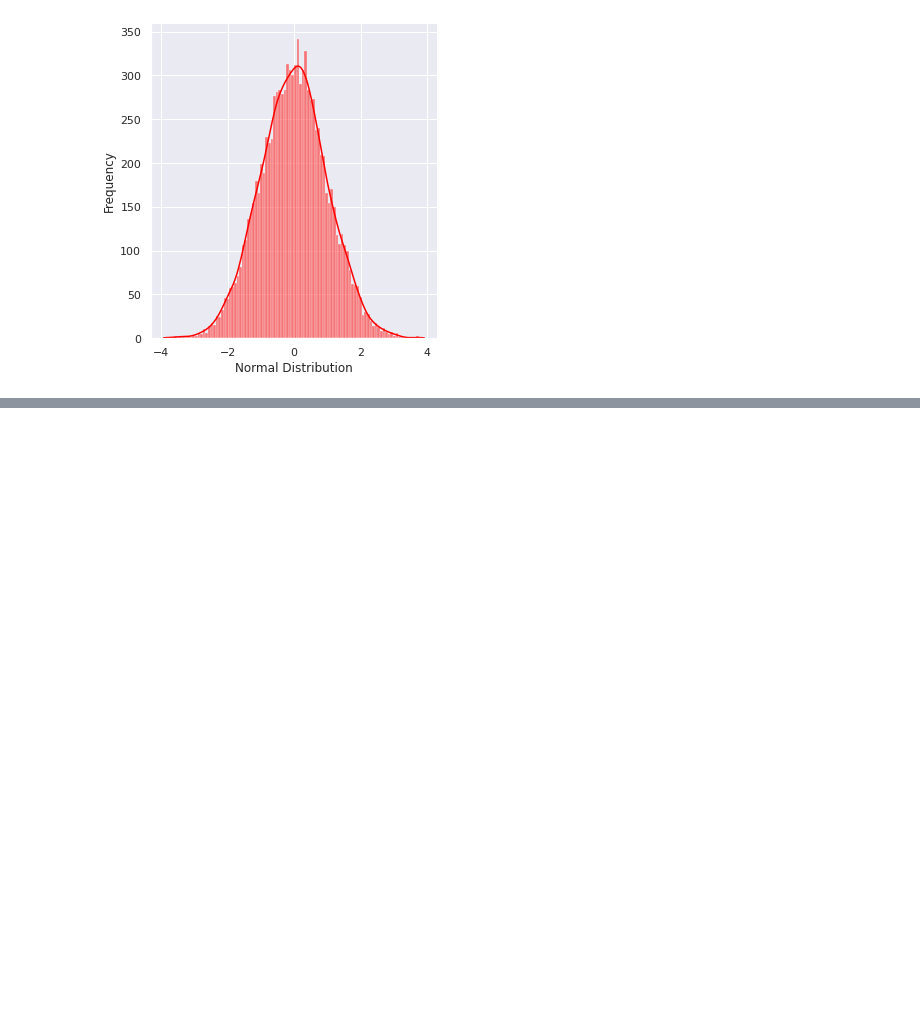
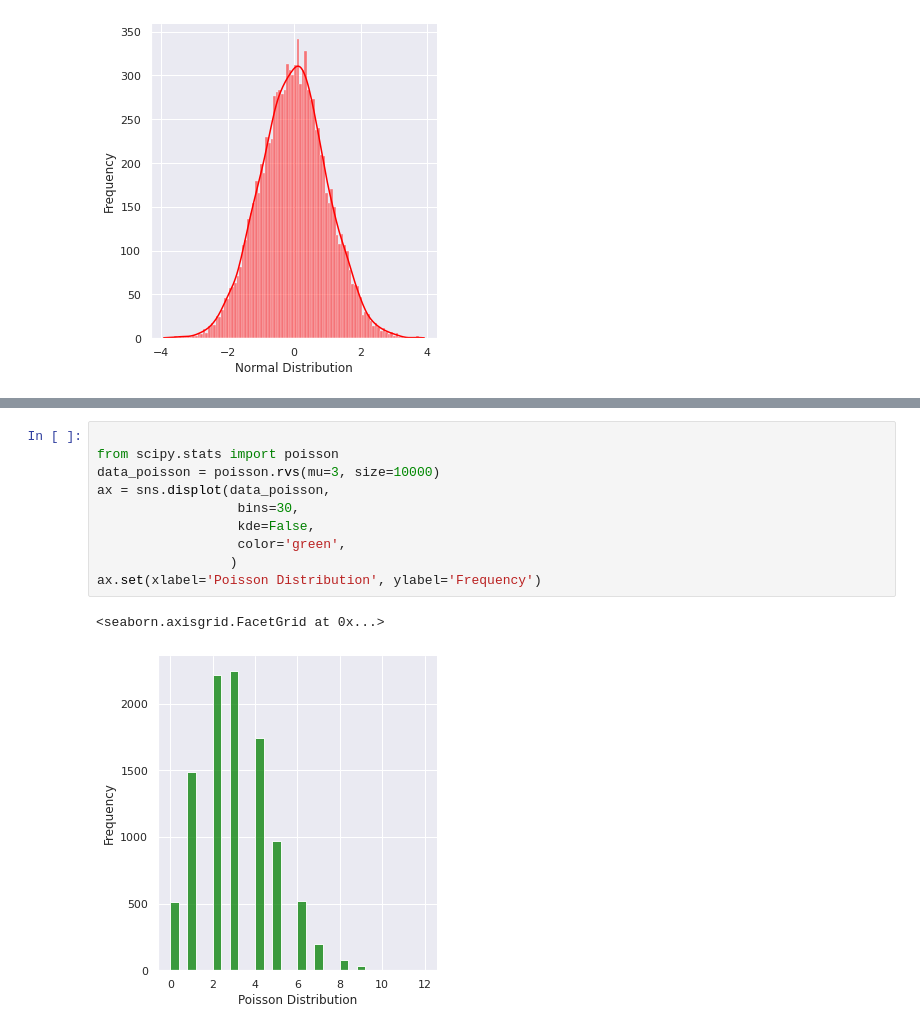
Before and after one commit to Madhu-Mitra/DS, a Jupyter notebook: probability distribution.ipynb, the cells around one changed output, grey strips where cells are left out. Saved outputs shown, nothing was run; the diff lists cells and outputs as text; blank space fills up the shorter version.

```diff
--- a/probability distribution.ipynb
+++ b/probability distribution.ipynb
@@ -88,0 +57,13 @@ ax.set(xlabel='Bernoulli Distribution', ylabel='Frequency')
+# %%
+
+from scipy.stats import poisson
+data_poisson = poisson.rvs(mu=3, size=10000)
+ax = sns.displot(data_poisson,
+                  bins=30,
+                  kde=False,
+                  color='green',
+                 )
+ax.set(xlabel='Poisson Distribution', ylabel='Frequency')
+# %% [output]
+<seaborn.axisgrid.FacetGrid at 0x...>
+[figure, added]
```
Also changed, not shown: parts of 2 cells of this notebook.
